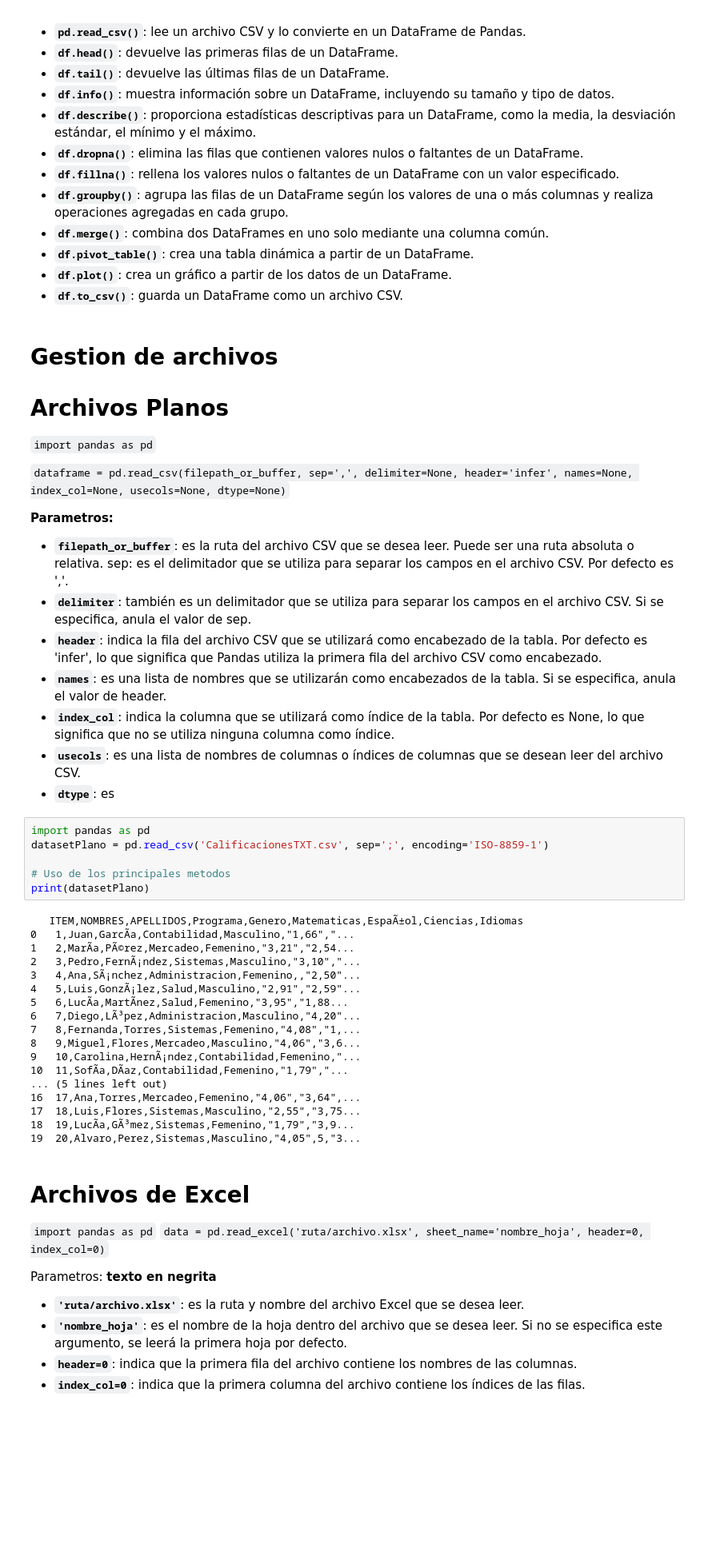
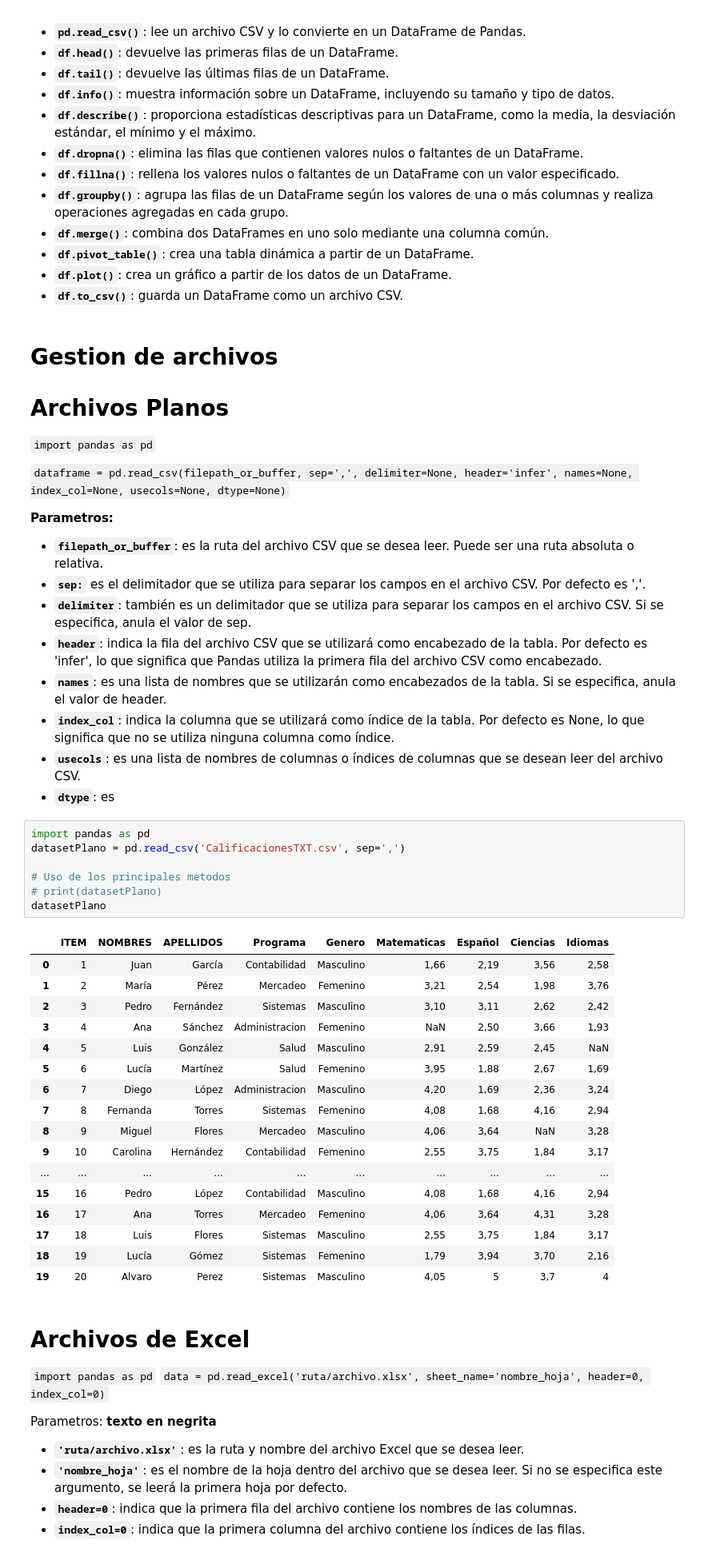
Before and after one commit to aperezn298/CienciaDatosSENA, a Jupyter notebook: 03_EntendimeintoDatos/03EntendimientoDatos.ipynb, the cells around one changed output. Shown at 80% size. Cells and saved outputs as stored; diff of their text form; blank space fills up the shorter version.

```diff
--- a/03_EntendimeintoDatos/03EntendimientoDatos.ipynb
+++ b/03_EntendimeintoDatos/03EntendimientoDatos.ipynb
@@ -128,7 +103,7 @@ Algunos de los métodos más comunes de Pandas son los siguientes:
 **Parametros:**
 
 * **`filepath_or_buffer`**: es la ruta del archivo CSV que se desea leer. Puede ser una ruta absoluta o relativa.
-sep: es el delimitador que se utiliza para separar los campos en el archivo CSV. Por defecto es ','.
+* **`sep:`** es el delimitador que se utiliza para separar los campos en el archivo CSV. Por defecto es ','.
 * **`delimiter`**: también es un delimitador que se utiliza para separar los campos en el archivo CSV. Si se especifica, anula el valor de sep.
 * **`header`**: indica la fila del archivo CSV que se utilizará como encabezado de la tabla. Por defecto es 'infer', lo que significa que Pandas utiliza la primera fila del archivo CSV como encabezado.
 * **`names`**: es una lista de nombres que se utilizarán como encabezados de la tabla. Si se especifica, anula el valor de header.
@@ -137,28 +112,29 @@ sep: es el delimitador que se utiliza para separar los campos en el archivo CSV.
 * **`dtype`**: es
 # %%
 import pandas as pd
-datasetPlano = pd.read_csv('CalificacionesTXT.csv', sep=';', encoding='ISO-8859-1')
+datasetPlano = pd.read_csv('CalificacionesTXT.csv', sep=',')
 
 # Uso de los principales metodos
-print(datasetPlano)
+# print(datasetPlano)
+datasetPlano
 # %% [output]
-   ITEM,NOMBRES,APELLIDOS,Programa,Genero,Matematicas,EspaÃ±ol,Ciencias,Idiomas
-0   1,Juan,GarcÃ­a,Contabilidad,Masculino,"1,66","...
-1   2,MarÃ­a,PÃ©rez,Mercadeo,Femenino,"3,21","2,54...
-2   3,Pedro,FernÃ¡ndez,Sistemas,Masculino,"3,10","...
-3   4,Ana,SÃ¡nchez,Administracion,Femenino,,"2,50"...
-4   5,Luis,GonzÃ¡lez,Salud,Masculino,"2,91","2,59"...
-5   6,LucÃ­a,MartÃ­nez,Salud,Femenino,"3,95","1,88...
-6   7,Diego,LÃ³pez,Administracion,Masculino,"4,20"...
-7   8,Fernanda,Torres,Sistemas,Femenino,"4,08","1,...
-8   9,Miguel,Flores,Mercadeo,Masculino,"4,06","3,6...
-9   10,Carolina,HernÃ¡ndez,Contabilidad,Femenino,"...
-10  11,SofÃ­a,DÃ­az,Contabilidad,Femenino,"1,79","...
-... (5 lines left out)
-16  17,Ana,Torres,Mercadeo,Femenino,"4,06","3,64",...
-17  18,Luis,Flores,Sistemas,Masculino,"2,55","3,75...
-18  19,LucÃ­a,GÃ³mez,Sistemas,Femenino,"1,79","3,9...
-19  20,Alvaro,Perez,Sistemas,Masculino,"4,05",5,"3...
+|  | ITEM | NOMBRES | APELLIDOS | Programa | Genero | Matematicas | Español | Ciencias | Idiomas |
+| 0 | 1 | Juan | García | Contabilidad | Masculino | 1,66 | 2,19 | 3,56 | 2,58 |
+| 1 | 2 | María | Pérez | Mercadeo | Femenino | 3,21 | 2,54 | 1,98 | 3,76 |
+| 2 | 3 | Pedro | Fernández | Sistemas | Masculino | 3,10 | 3,11 | 2,62 | 2,42 |
+| 3 | 4 | Ana | Sánchez | Administracion | Femenino | NaN | 2,50 | 3,66 | 1,93 |
+| 4 | 5 | Luis | González | Salud | Masculino | 2,91 | 2,59 | 2,45 | NaN |
+| 5 | 6 | Lucía | Martínez | Salud | Femenino | 3,95 | 1,88 | 2,67 | 1,69 |
+| 6 | 7 | Diego | López | Administracion | Masculino | 4,20 | 1,69 | 2,36 | 3,24 |
+| 7 | 8 | Fernanda | Torres | Sistemas | Femenino | 4,08 | 1,68 | 4,16 | 2,94 |
+| 8 | 9 | Miguel | Flores | Mercadeo | Masculino | 4,06 | 3,64 | NaN | 3,28 |
+| 9 | 10 | Carolina | Hernández | Contabilidad | Femenino | 2,55 | 3,75 | 1,84 | 3,17 |
+| ... | ... | ... | ... | ... | ... | ... | ... | ... | ... |
+| 15 | 16 | Pedro | López | Contabilidad | Masculino | 4,08 | 1,68 | 4,16 | 2,94 |
+| 16 | 17 | Ana | Torres | Mercadeo | Femenino | 4,06 | 3,64 | 4,31 | 3,28 |
+| 17 | 18 | Luis | Flores | Sistemas | Masculino | 2,55 | 3,75 | 1,84 | 3,17 |
+| 18 | 19 | Lucía | Gómez | Sistemas | Femenino | 1,79 | 3,94 | 3,70 | 2,16 |
+| 19 | 20 | Alvaro | Perez | Sistemas | Masculino | 4,05 | 5 | 3,7 | 4 |
 # %% [markdown]
 # Archivos de Excel
 `import pandas as pd`
```
Also changed, not shown: parts of 11 cells of this notebook.
